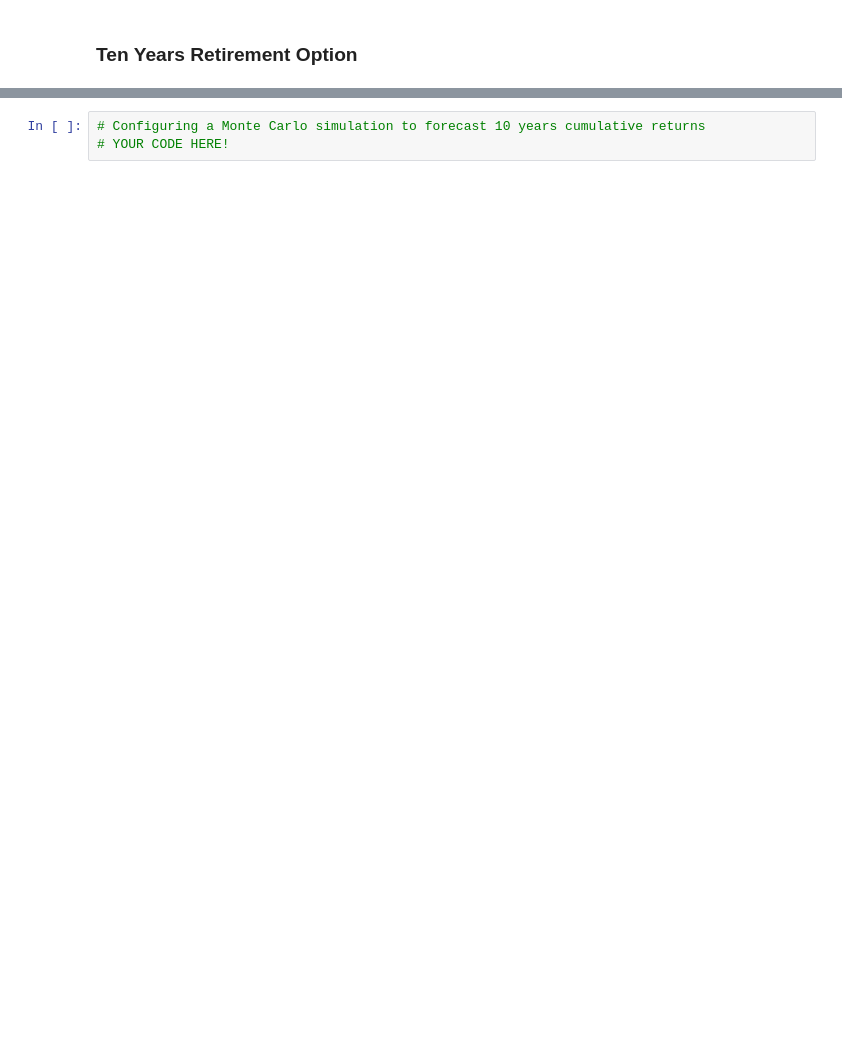
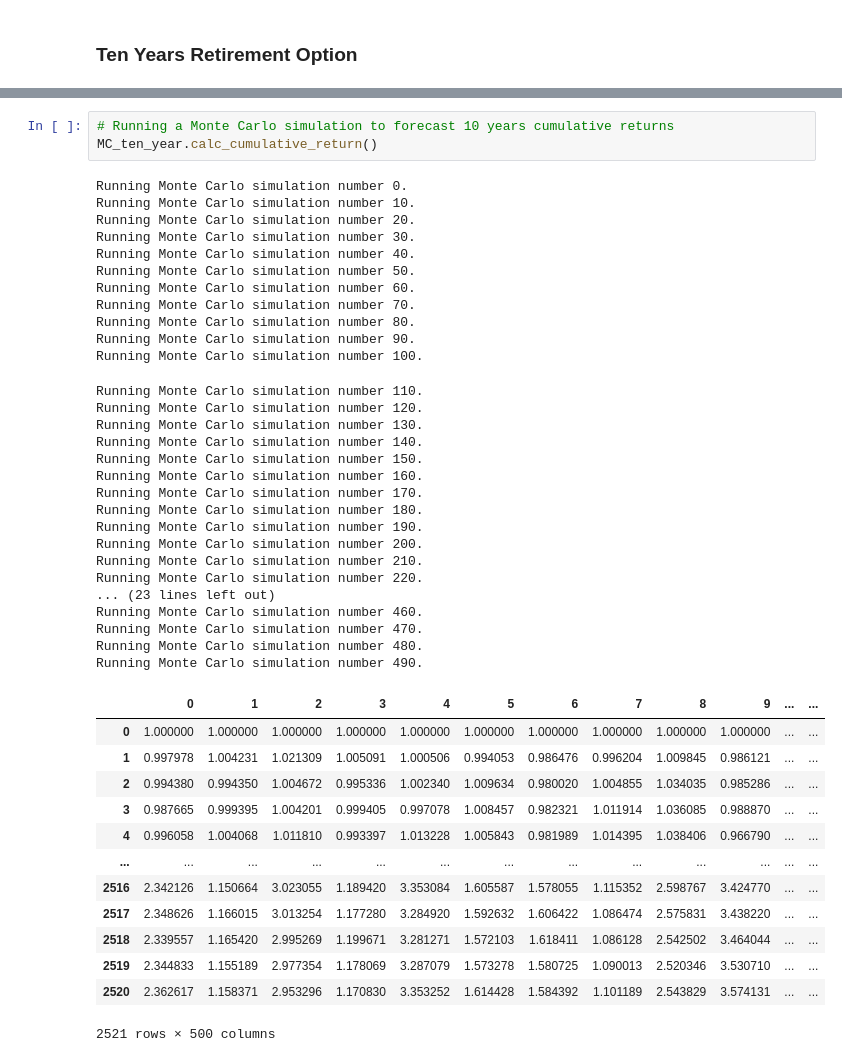
Before and after one commit to ngracan/Python-Challenge-3, a Jupyter notebook: Starter_Code/financial-planner.ipynb, the cells around one changed output, grey strips where cells are left out. Saved outputs shown, nothing was run; the diff lists cells and outputs as text; blank space fills up the shorter version.

```diff
--- a/Starter_Code/financial-planner.ipynb
+++ b/Starter_Code/financial-planner.ipynb
@@ -449,3 +496,45 @@ There is a 95% chance that an initial investment of $60000 in the portfolio over
 # %%
-# Configuring a Monte Carlo simulation to forecast 10 years cumulative returns
-# YOUR CODE HERE!
+# Running a Monte Carlo simulation to forecast 10 years cumulative returns
+MC_ten_year.calc_cumulative_return()
+# %% [output]
+Running Monte Carlo simulation number 0.
+Running Monte Carlo simulation number 10.
+Running Monte Carlo simulation number 20.
+Running Monte Carlo simulation number 30.
+Running Monte Carlo simulation number 40.
+Running Monte Carlo simulation number 50.
+Running Monte Carlo simulation number 60.
+Running Monte Carlo simulation number 70.
+Running Monte Carlo simulation number 80.
+Running Monte Carlo simulation number 90.
+Running Monte Carlo simulation number 100.
+Running Monte Carlo simulation number 110.
+Running Monte Carlo simulation number 120.
+Running Monte Carlo simulation number 130.
+Running Monte Carlo simulation number 140.
+Running Monte Carlo simulation number 150.
+Running Monte Carlo simulation number 160.
+Running Monte Carlo simulation number 170.
+Running Monte Carlo simulation number 180.
+Running Monte Carlo simulation number 190.
+Running Monte Carlo simulation number 200.
+Running Monte Carlo simulation number 210.
+Running Monte Carlo simulation number 220.
+... (23 lines left out)
+Running Monte Carlo simulation number 460.
+Running Monte Carlo simulation number 470.
+Running Monte Carlo simulation number 480.
+Running Monte Carlo simulation number 490.
+|  | 0 | 1 | 2 | 3 | 4 | 5 | 6 | 7 | 8 | 9 | ... | ... |
+| 0 | 1.000000 | 1.000000 | 1.000000 | 1.000000 | 1.000000 | 1.000000 | 1.000000 | 1.000000 | 1.000000 | 1.000000 | ... | ... |
+| 1 | 0.997978 | 1.004231 | 1.021309 | 1.005091 | 1.000506 | 0.994053 | 0.986476 | 0.996204 | 1.009845 | 0.986121 | ... | ... |
+| 2 | 0.994380 | 0.994350 | 1.004672 | 0.995336 | 1.002340 | 1.009634 | 0.980020 | 1.004855 | 1.034035 | 0.985286 | ... | ... |
+| 3 | 0.987665 | 0.999395 | 1.004201 | 0.999405 | 0.997078 | 1.008457 | 0.982321 | 1.011914 | 1.036085 | 0.988870 | ... | ... |
+| 4 | 0.996058 | 1.004068 | 1.011810 | 0.993397 | 1.013228 | 1.005843 | 0.981989 | 1.014395 | 1.038406 | 0.966790 | ... | ... |
+| ... | ... | ... | ... | ... | ... | ... | ... | ... | ... | ... | ... | ... |
+| 2516 | 2.342126 | 1.150664 | 3.023055 | 1.189420 | 3.353084 | 1.605587 | 1.578055 | 1.115352 | 2.598767 | 3.424770 | ... | ... |
+| 2517 | 2.348626 | 1.166015 | 3.013254 | 1.177280 | 3.284920 | 1.592632 | 1.606422 | 1.086474 | 2.575831 | 3.438220 | ... | ... |
+| 2518 | 2.339557 | 1.165420 | 2.995269 | 1.199671 | 3.281271 | 1.572103 | 1.618411 | 1.086128 | 2.542502 | 3.464044 | ... | ... |
+| 2519 | 2.344833 | 1.155189 | 2.977354 | 1.178069 | 3.287079 | 1.573278 | 1.580725 | 1.090013 | 2.520346 | 3.530710 | ... | ... |
+| 2520 | 2.362617 | 1.158371 | 2.953296 | 1.170830 | 3.353252 | 1.614428 | 1.584392 | 1.101189 | 2.543829 | 3.574131 | ... | ... |
+2521 rows × 500 columns
```
Also changed, not shown: parts of 22 cells of this notebook.
